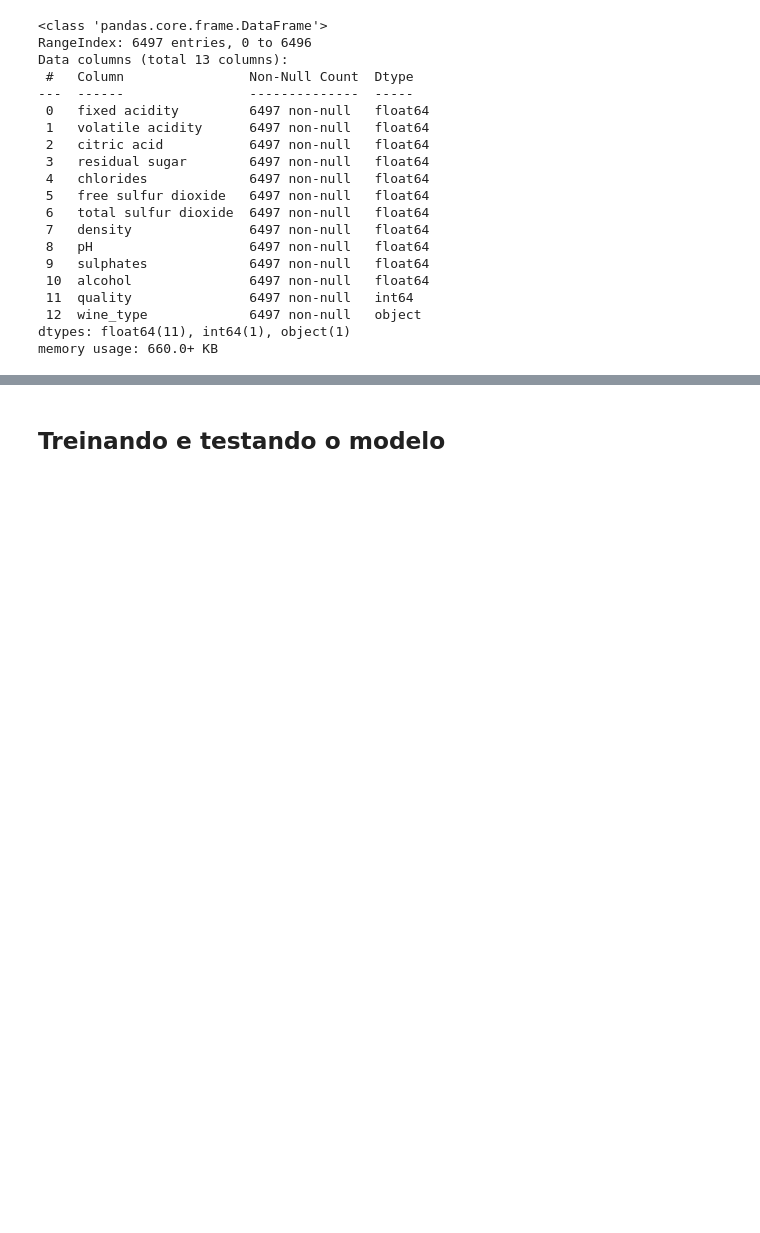
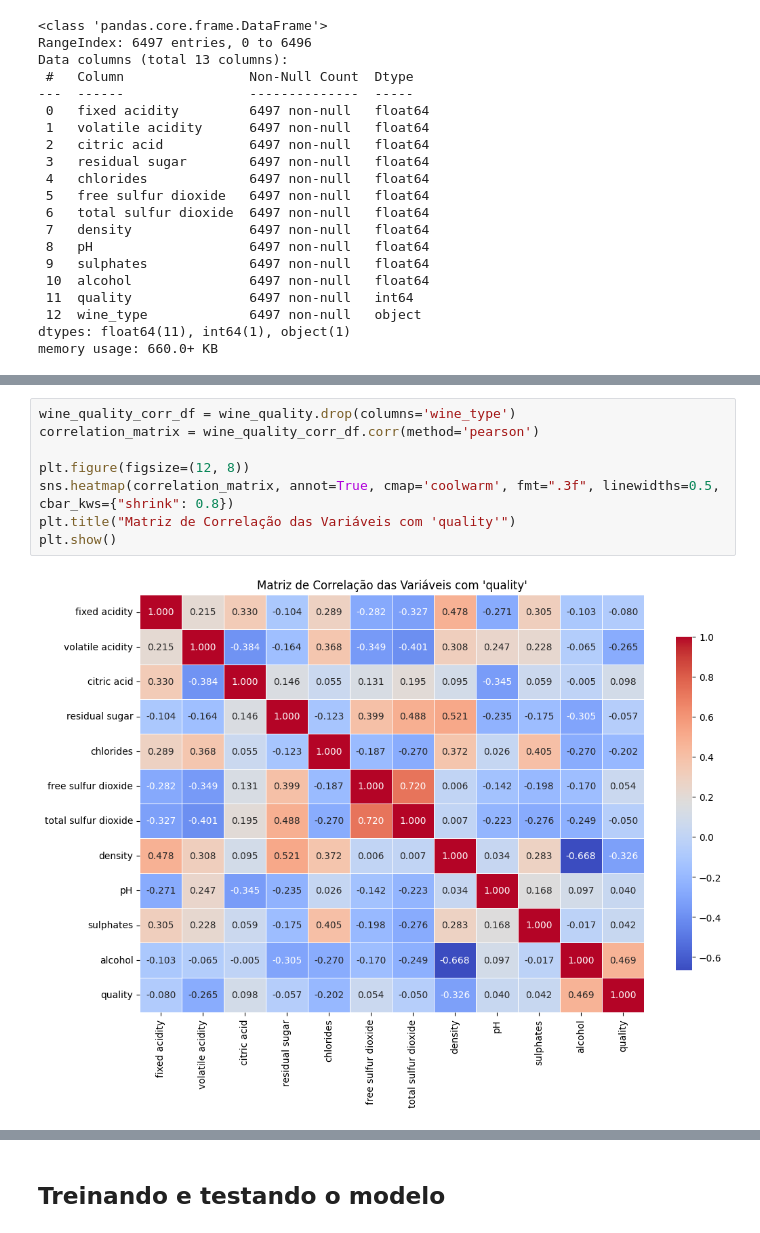
Before and after one commit to Matheus-Chaves/santander-coders-ml1, a Jupyter notebook: main.ipynb, the cells around one changed output, grey strips where cells are left out. Saved outputs shown, nothing was run; the diff lists cells and outputs as text; blank space fills up the shorter version.

```diff
--- a/main.ipynb
+++ b/main.ipynb
@@ -166,0 +330,10 @@ memory usage: 660.0+ KB
+# %%
+wine_quality_corr_df = wine_quality.drop(columns='wine_type')
+correlation_matrix = wine_quality_corr_df.corr(method='pearson')
+
+plt.figure(figsize=(12, 8))
+sns.heatmap(correlation_matrix, annot=True, cmap='coolwarm', fmt=".3f", linewidths=0.5, cbar_kws={"shrink": 0.8})
+plt.title("Matriz de Correlação das Variáveis com 'quality'")
+plt.show()
+# %% [output]
+[figure, added]
```
Also changed, not shown: parts of 71 cells of this notebook, 2 other files.
